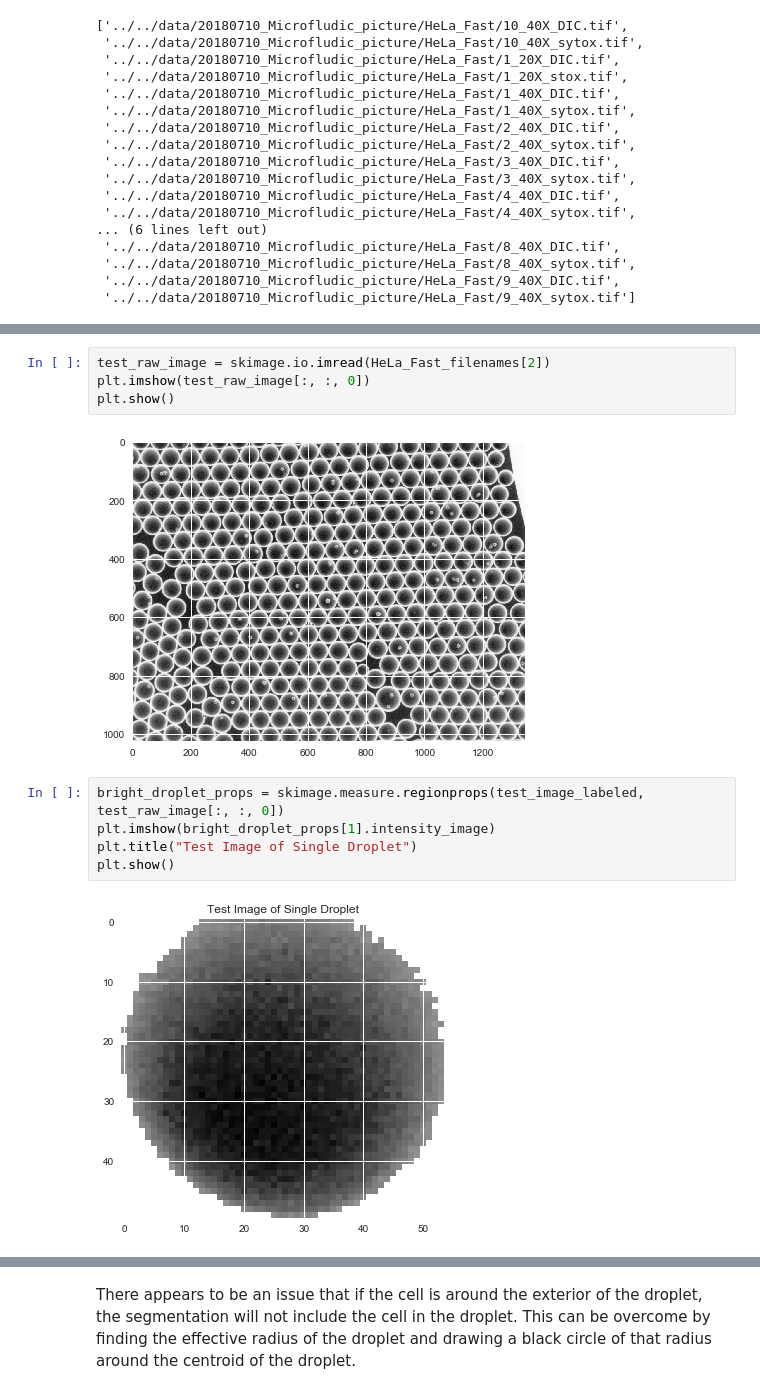
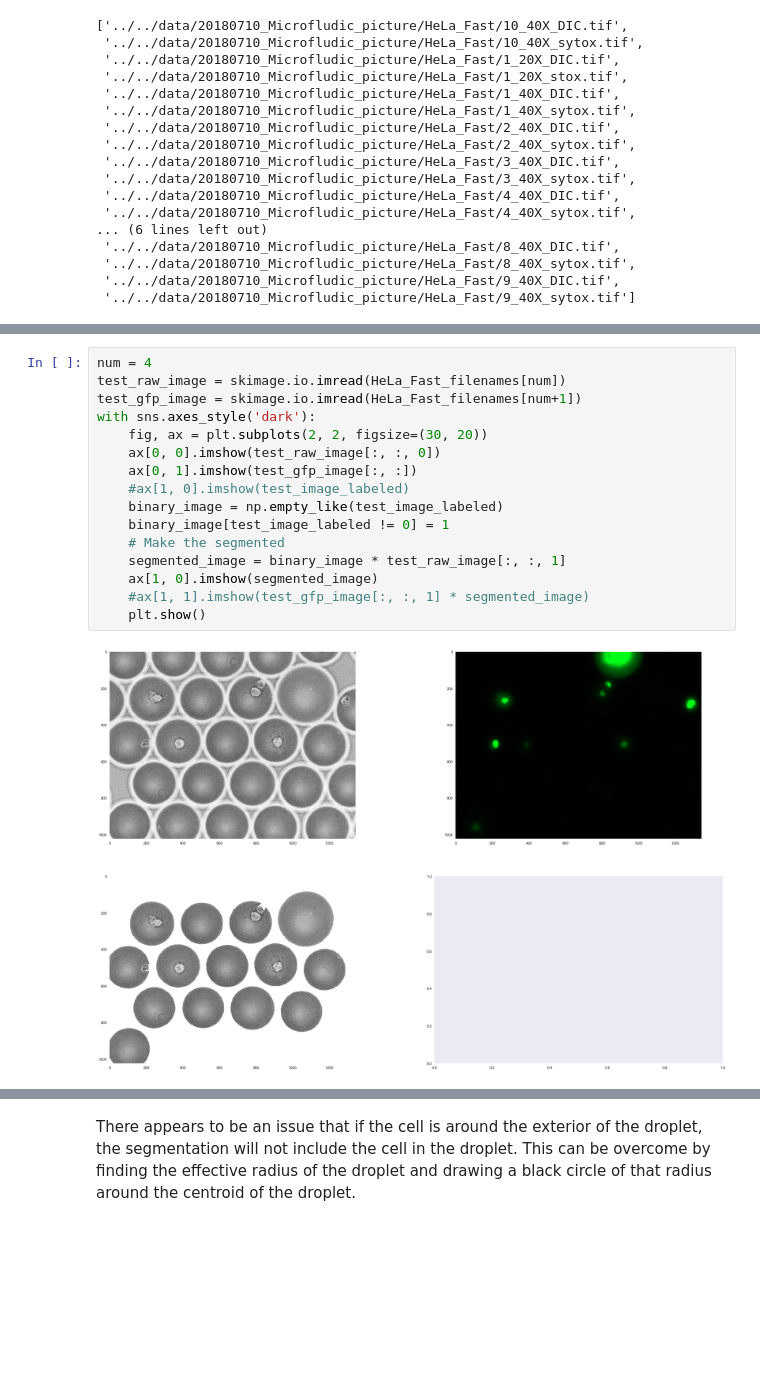
Before and after one commit to adamcatching/Polio_DIPS, a Jupyter notebook: notebook/2018_07/2018_07_13.ipynb, the cells around one changed output, grey strips where cells are left out. Drawn from its saved outputs; the diff is of its cells as text; blank space fills up the shorter version.

```diff
--- a/notebook/2018_07/2018_07_13.ipynb
+++ b/notebook/2018_07/2018_07_13.ipynb
@@ -146,13 +162,18 @@ Input brightfield channel: 0
-# %%
-test_raw_image = skimage.io.imread(HeLa_Fast_filenames[2])
-plt.imshow(test_raw_image[:, :, 0])
-plt.show()
-# %% [output]
-[figure, removed]
-# %%
-bright_droplet_props = skimage.measure.regionprops(test_image_labeled, test_raw_image[:, :, 0])
-plt.imshow(bright_droplet_props[1].intensity_image)
-plt.title("Test Image of Single Droplet")
-plt.show()
-# %% [output]
-[figure, removed]
+# %%
+num = 4
+test_raw_image = skimage.io.imread(HeLa_Fast_filenames[num])
+test_gfp_image = skimage.io.imread(HeLa_Fast_filenames[num+1])
+with sns.axes_style('dark'):
+    fig, ax = plt.subplots(2, 2, figsize=(30, 20))
+    ax[0, 0].imshow(test_raw_image[:, :, 0])
+    ax[0, 1].imshow(test_gfp_image[:, :])
+    #ax[1, 0].imshow(test_image_labeled)
+    binary_image = np.empty_like(test_image_labeled)
+    binary_image[test_image_labeled != 0] = 1
+    # Make the segmented
+    segmented_image = binary_image * test_raw_image[:, :, 1]
+    ax[1, 0].imshow(segmented_image)
+    #ax[1, 1].imshow(test_gfp_image[:, :, 1] * segmented_image)
+    plt.show()
+# %% [output]
+[figure, added]
```
Also changed, not shown: parts of 17 cells of this notebook.
